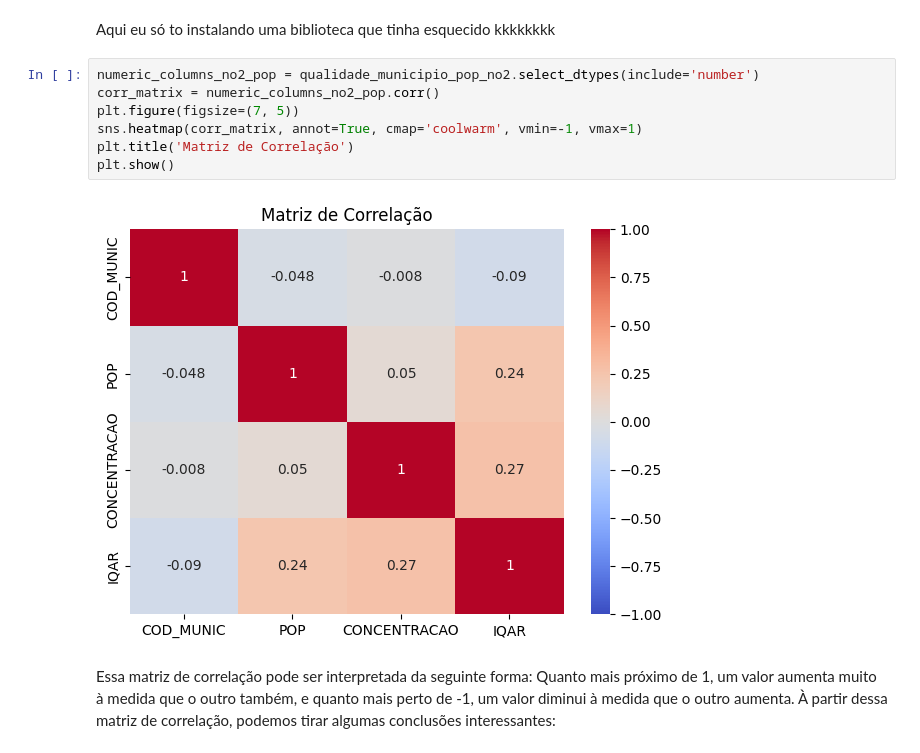
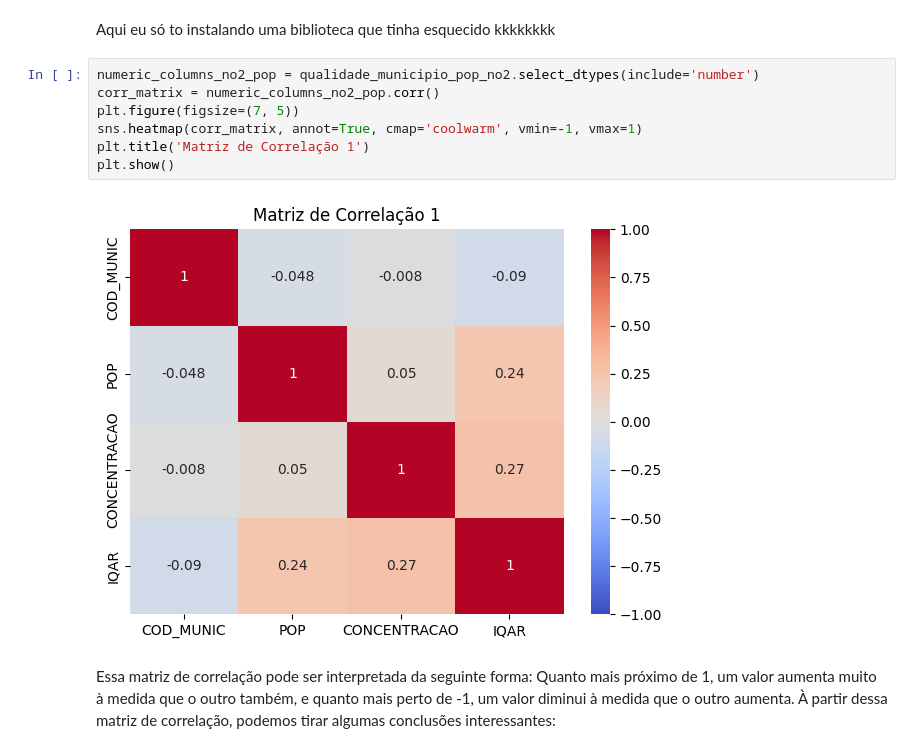
Before and after one commit to GiorussoP/TP2-BD-UFMG, a Jupyter notebook: analise1.ipynb, the cells around one changed output. Saved outputs shown, nothing was run; the diff lists cells and outputs as text.

```diff
--- a/analise1.ipynb
+++ b/analise1.ipynb
@@ -307,12 +317,12 @@ Aqui eu só to instalando uma biblioteca que tinha esquecido kkkkkkkk
 # %%
 numeric_columns_no2_pop = qualidade_municipio_pop_no2.select_dtypes(include='number')
 corr_matrix = numeric_columns_no2_pop.corr()
 plt.figure(figsize=(7, 5))
 sns.heatmap(corr_matrix, annot=True, cmap='coolwarm', vmin=-1, vmax=1)
-plt.title('Matriz de Correlação')
+plt.title('Matriz de Correlação 1')
 plt.show()
 # %% [output]
-[figure, old version]
+[figure, new version]
 # %% [markdown]
 Essa matriz de correlação pode ser interpretada da seguinte forma: Quanto mais próximo de 1, um valor aumenta muito à medida que o outro também, e quanto mais perto de -1, um valor diminui à medida que o outro aumenta. À partir dessa matriz de correlação, podemos tirar algumas conclusões interessantes:
 # %% [markdown]
```
Also changed, not shown: parts of 19 cells of this notebook.
